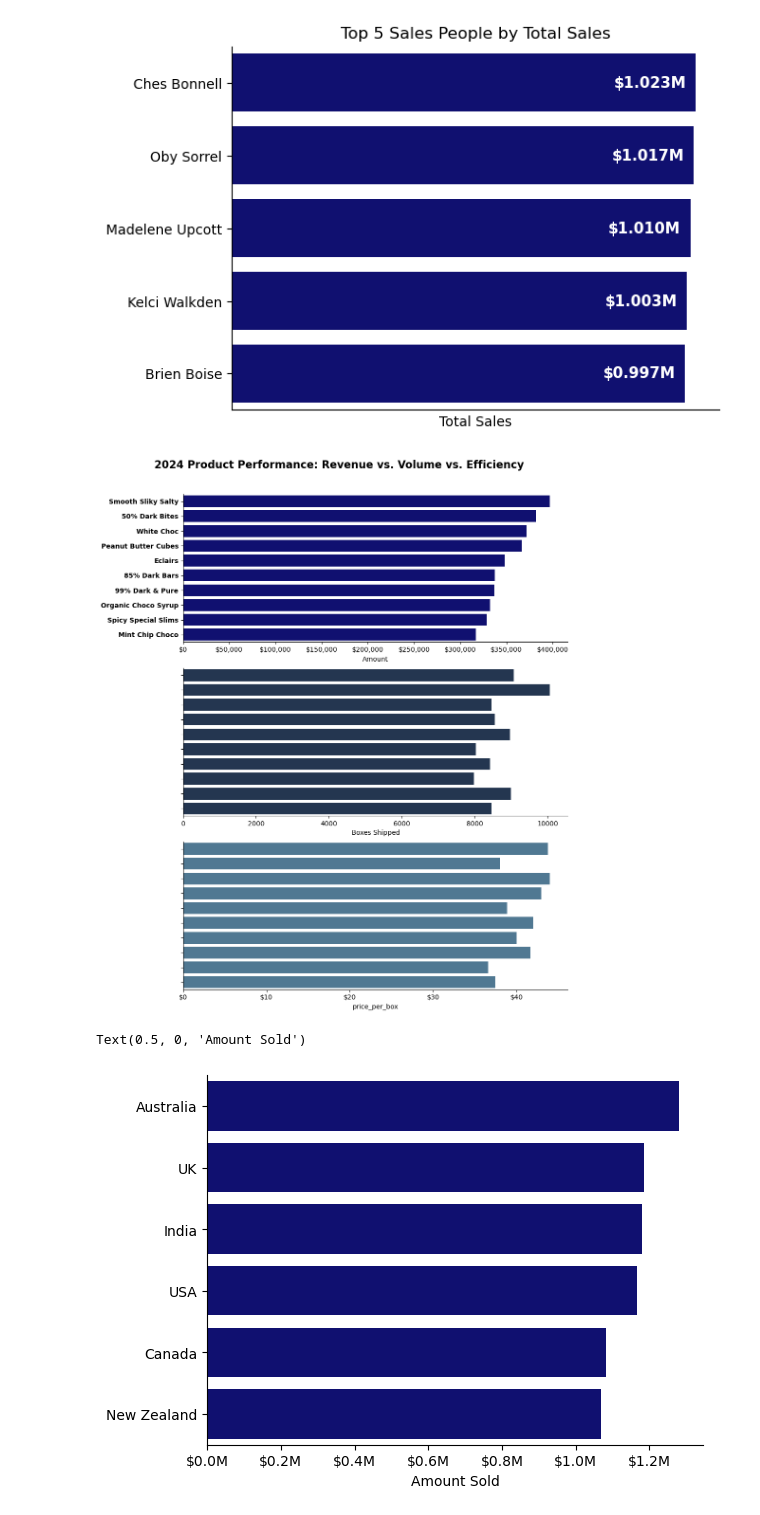
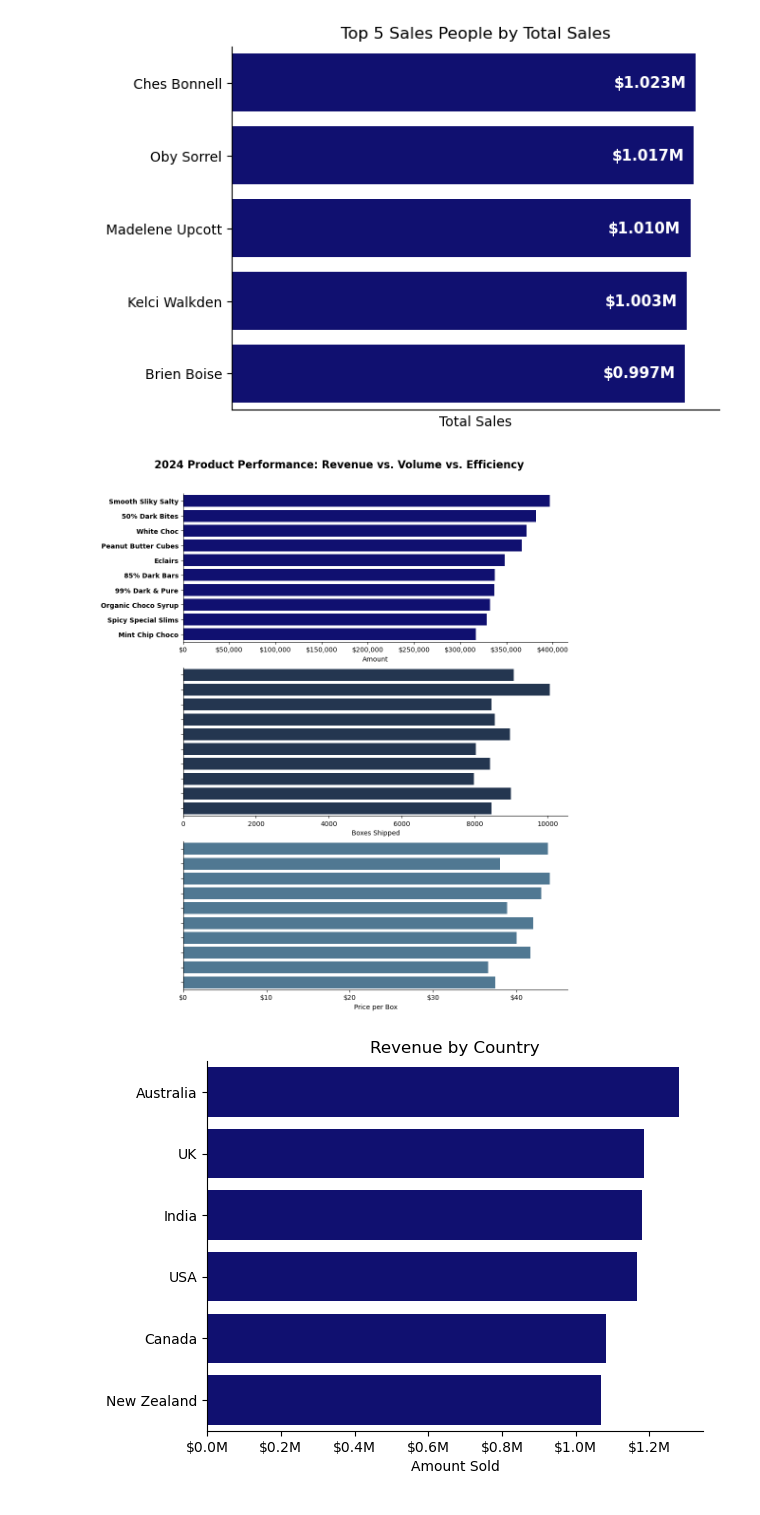
Before and after one commit to ChrisBGilmore/Python_Projects, a Jupyter notebook: Chocolate_Sales/Python/Data_Analysis.ipynb, the cells around one changed output. Drawn from its saved outputs; the diff is of its cells as text; code cells hidden in the pictures.

Commit message:
readme updated and completed project as well as images

```diff
--- a/Chocolate_Sales/Data_Validation.ipynb
+++ b/Chocolate_Sales/Python/Data_Analysis.ipynb
@@ -130,23 +130,25 @@ plt.tight_layout()
 ax[0].set_yticklabels(df_plot['Product'], fontweight='bold', fontsize=10)
 fig.suptitle('2024 Product Performance: Revenue vs. Volume vs. Efficiency', fontsize=16, fontweight='bold', y=0.98)
 plt.subplots_adjust(top=0.92) # Make room for the title
+ax[2].set_xlabel('Price per Box')
 plt.show()
 # %% [output]
-[figure, old version]
+[figure, new version]
 # %%
 ax=plt.gca()
 df_top_country = df[df['sales_year'] == 2024].groupby('Country')['Amount'].sum().reset_index()
 df_top_country_plot = df_top_country.sort_values(by='Amount', ascending=False).head(10)
 sns.barplot(data=df_top_country_plot, x='Amount', y='Country', color='navy')
 ax.xaxis.set_major_formatter(FuncFormatter(lambda x, _: f'${x/1000000:.1f}M'))
 ax.spines['top'].set_visible(False)
 ax.spines['right'].set_visible(False)
 ax.set_ylabel('Amount Sold (USD)')
 plt.ylabel('')
 plt.xlabel('Amount Sold')
+plt.title('Revenue by Country')
+plt.show()
 # %% [output]
-Text(0.5, 0, 'Amount Sold')
-[figure, old version]
+[figure, new version]
 # %%
 # Grouping to see total performance per price point
 df_product_stats = df.groupby('Product').agg({
```
Also changed, not shown: parts of 1 cell of this notebook, 7 other files.
